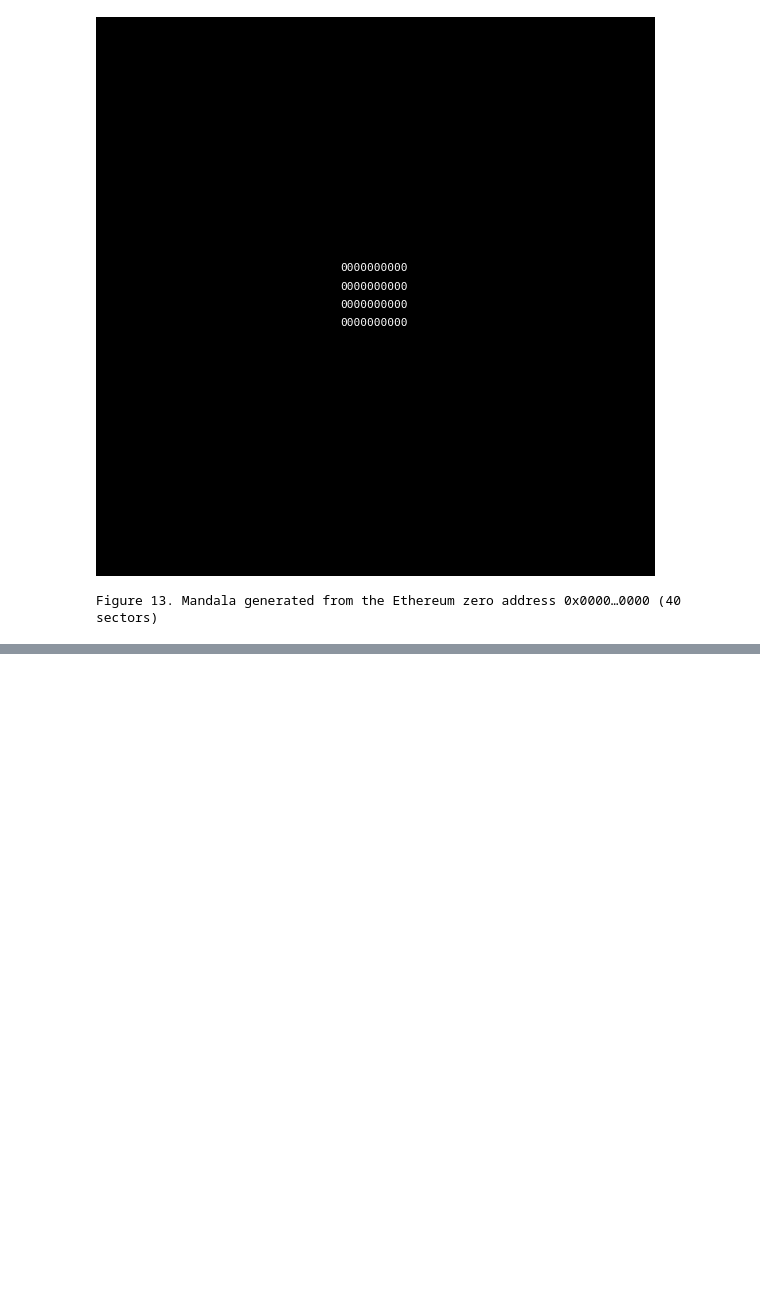
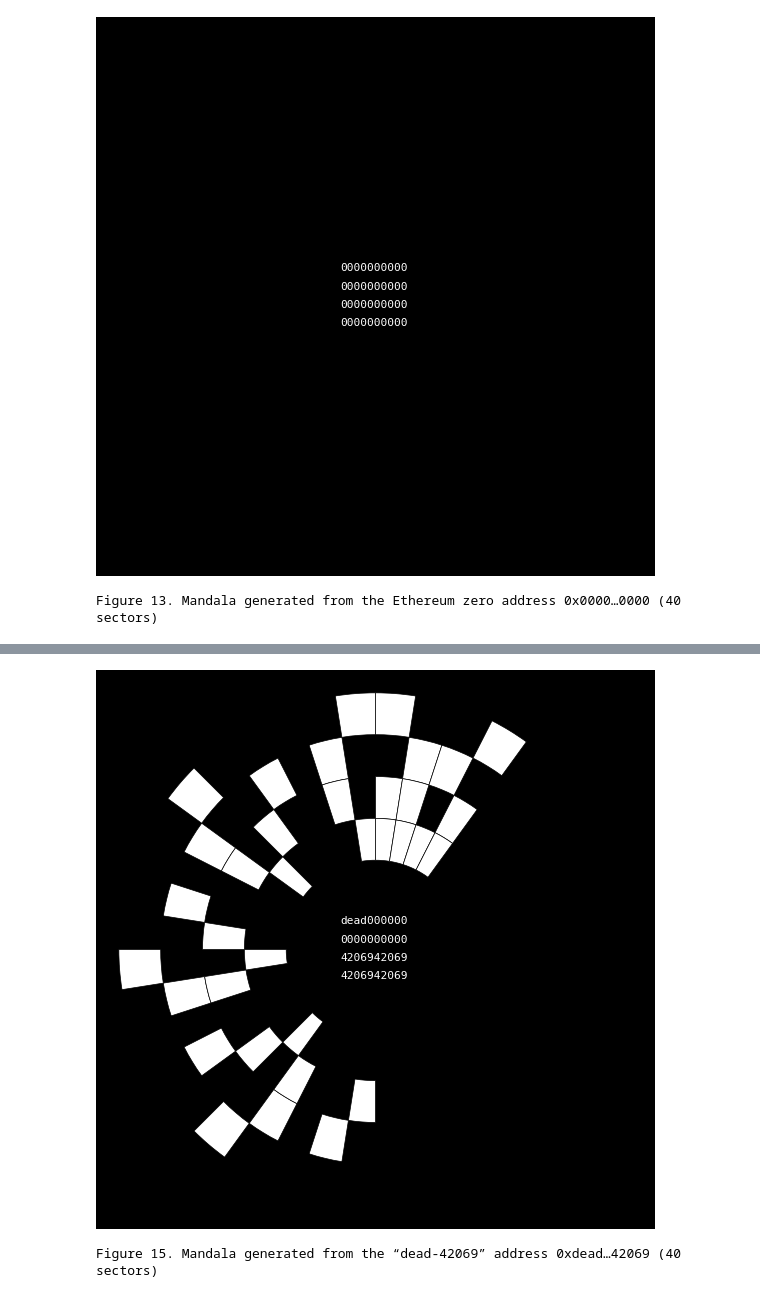
Before and after one commit to HashCanon/hashcanon.github.io, a Jupyter notebook: FamousBlockchainHashes.ipynb, the cells around one changed output, grey strips where cells are left out. Drawn from its saved outputs; the diff is of its cells as text; code cells hidden in the pictures; blank space fills up the shorter version.

```diff
--- a/FamousBlockchainHashes.ipynb
+++ b/FamousBlockchainHashes.ipynb
@@ -193,0 +224,6 @@ Figure 13. Mandala generated from the Ethereum zero address 0x0000…0000 (40 se
+# %%
+base_hash.draw_mandala("0xdead000000000000000042069420694206942069", sectors=40)
+print('Figure 15. Mandala generated from the “dead-42069” address 0xdead…42069 (40 sectors)\n')
+# %% [output]
+[figure, added]
+Figure 15. Mandala generated from the “dead-42069” address 0xdead…42069 (40 sectors)
```
Also changed, not shown: parts of 3 cells of this notebook.
